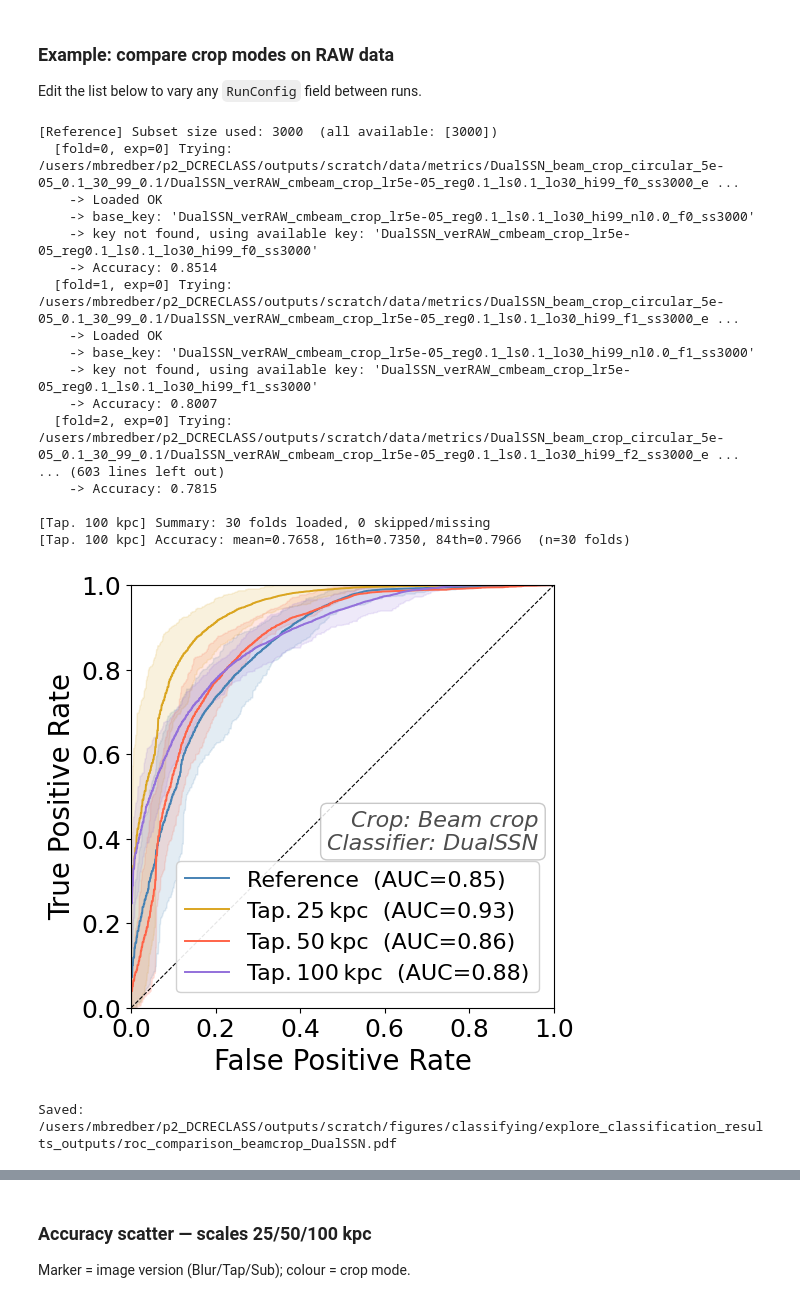
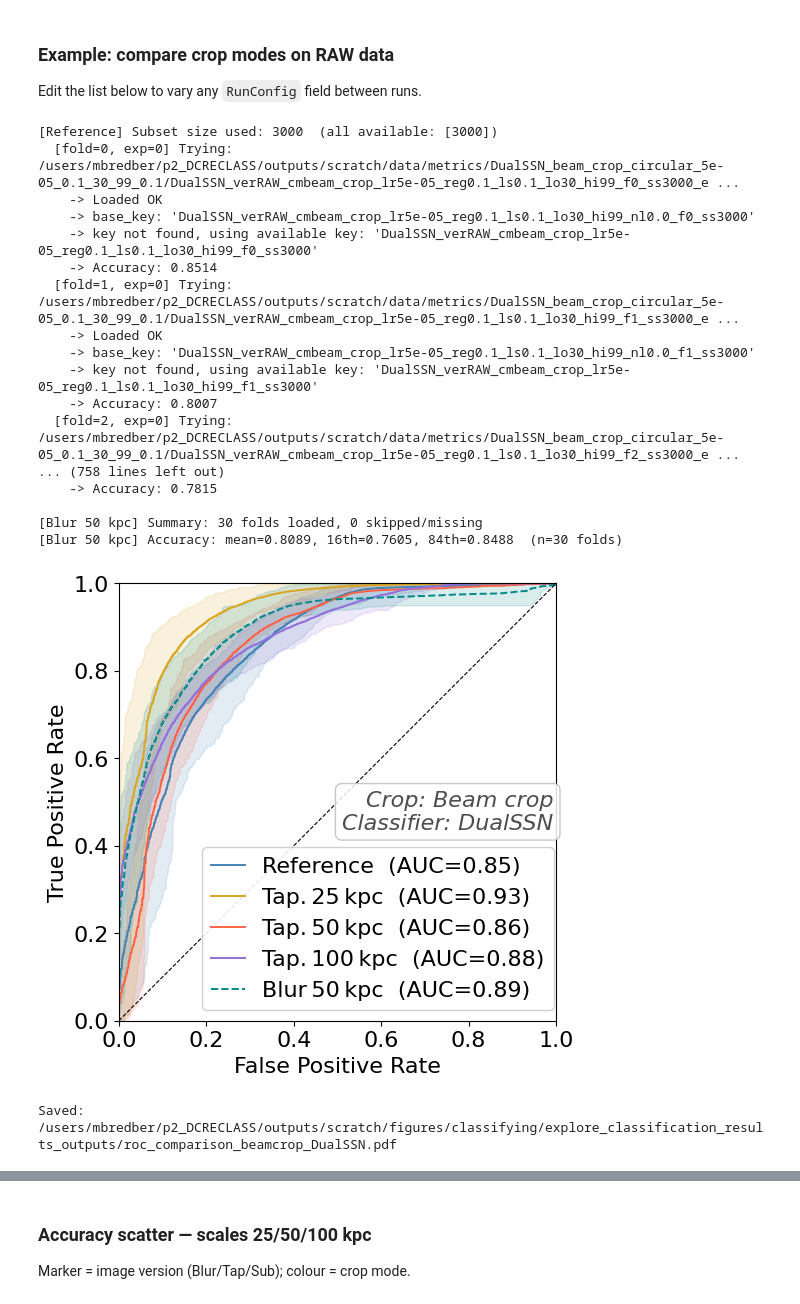
Before and after one commit to MarkusBredberg/dcreclass, a Jupyter notebook: notebooks/explore_classification_results.ipynb, the cells around one changed output, grey strips where cells are left out. Drawn from its saved outputs; the diff is of its cells as text; code cells hidden in the pictures.

```diff
--- a/notebooks/explore_classification_results.ipynb
+++ b/notebooks/explore_classification_results.ipynb
@@ -213,12 +242,9 @@ print('RunConfig defined')
 # %% [output]
 RunConfig defined
 # %%
-import json as _json
-
 @dataclass
 class LegacyRunConfig:
-    """Mimics RunConfig for use with plot_accuracy_bars/load_run.
-
+    """Subset of RunConfig fields needed to read legacy metrics from old-format pkl files.
     _draw_bars calls dataclasses.replace(cfg, version=..., blur_method=...)
     then load_run(cfg).  This class intercepts that call and reads from
     legacy_metrics.json instead of pkl files.
@@ -308,7 +334,7 @@ def load_run(cfg, verbose: bool = True) -> dict:
         '_cluster' : cluster-level diagnostics
         '_cfg'     : the RunConfig used
         '_old_keys': set of metric key suffixes (subset_fold_exp_lr_reg) whose
-                     data came from old_metrics_dir.  Used by plot_accuracy_bars()
+                     data came from old_metrics_dir.
                      to draw those bars hollow.
     """
     if isinstance(cfg, LegacyRunConfig):
@@ -2078,6 +2993,7 @@ def plot_comparative_roc(
     figsize: Tuple[float, float] = (5.5, 5.5),
     colours: Optional[List[str]] = None,
     title: Optional[str] = None,
+    line_styles: Optional[List[str]] = None,
     legend_by: str | List[str] = 'auto',
     # legend_by controls which RunConfig dimension(s) appear in the legend label.
     # 'auto'       → detect which dimension(s) vary across run_configs
@@ -2123,6 +3039,8 @@ def plot_comparative_roc(
                        'mediumpurple', 'darkcyan', 'coral', 'olivedrab']
     if colours is None:
         colours = DEFAULT_COLOURS
+    if line_styles is None:
+        line_styles = ['-'] * len(run_configs)
 
     if ax is None:
         fig, ax = plt.subplots(figsize=figsize)
@@ -2133,7 +3051,7 @@ def plot_comparative_roc(
 
     for cfg_idx, (label, cfg) in enumerate(run_configs):
         colour = colours[cfg_idx % len(colours)]
-
+        line_style = line_styles[cfg_idx % len(line_styles)]
         display_label = _make_display_label(cfg)
 
         _all_sizes = sorted({sz for fs in cfg.dataset_sizes.values() for sz in fs})
@@ -2248,7 +3166,9 @@ def plot_comparative_roc(
 
             legend = f'{display_label}  (AUC={mean_auc:.2f})'
 
-            ax.plot(fpr_grid, mean_tpr, color=colour, linewidth=1.4, label=legend)
+            ax.plot(fpr_grid, mean_tpr, color=colour,
+                    linestyle=line_styles[cfg_idx % len(line_styles)],
+                    linewidth=1.4, label=legend)
             ax.fill_between(fpr_grid,
                             np.clip(p16_tpr, 0, 1),
                             np.clip(p84_tpr, 0, 1),
@@ -2258,25 +3178,29 @@ def plot_comparative_roc(
             label='_nolegend_')
     ax.set_xlim(0, 1);  ax.set_ylim(0, 1)
     ax.set_aspect("equal")
-    ax.set_xlabel('False Positive Rate', fontsize=20)
-    ax.set_ylabel('True Positive Rate',  fontsize=20)
-    ax.tick_params(axis='both', labelsize=18)
+    ax.set_xlabel('False Positive Rate', fontsize=16)
+    ax.set_ylabel('True Positive Rate',  fontsize=16)
+    ax.tick_params(axis='both', labelsize=16)
+
+    RIGHT_EDGE = 1.02
 
     leg = ax.legend(loc='lower right', fontsize=16, framealpha=0.9,
-                    bbox_to_anchor=(0.99, 0.01))
+                    bbox_to_anchor=(RIGHT_EDGE, 0.00), handlelength=1.5)
 
     fig.canvas.draw()
 
     leg_bb = leg.get_window_extent()
     ax_bb  = ax.get_window_extent()
+
+    # Measure the legend's actual right edge and top in axes fraction
+    leg_right_ax = (leg_bb.x1 - ax_bb.x0) / ax_bb.width   # ← use measured right edge
     leg_top_ax   = (leg_bb.y1 - ax_bb.y0) / ax_bb.height
-    leg_right_ax = (leg_bb.x1 - ax_bb.x0) / ax_bb.width
 
     fixed_text = _fixed_dims_text_multiline(run_configs)
     if fixed_text:
         ax.annotate(
             fixed_text,
-            xy=(leg_right_ax, leg_top_ax),
+            xy=(leg_right_ax, leg_top_ax),   # ← measured, not RIGHT_EDGE
             xycoords='axes fraction',
             xytext=(0, 6),
             textcoords='offset points',
@@ -2319,7 +3243,9 @@ def make_runs(
 # Each entry: (label, RunConfig)  — only vary the fields you want to compare;
 # everything else defaults to the script-04 defaults.
 
-_ALL_VERSIONS = ['RAW', 'T25kpc', 'T50kpc', 'T100kpc']
+_ALL_VERSIONS = ['RAW', 'T25kpc', 'T50kpc', 'T100kpc', 'Blur50kpc']
+#_ALL_CROPS = ['beam_crop', 'fov_crop', 'pixel_crop']
+#_ALL_CLASSIFIERS = ['ImageCNN', 'SimpleScatterNet', 'DualCSN', 'DualSSN']
 
 runs_to_compare = [
     (_version_display(v), RunConfig(
@@ -2358,36 +3284,37 @@ def _roc_filename(runs):
         parts.append(next(iter(clfs)))
     suffix = '_'.join(parts)
     return f'roc_comparison_{suffix}.pdf' if suffix else 'roc_comparison.pdf'
 
 
 # ── Plot ──────────────────────────────────────────────────────────────────────
 fig = plot_comparative_roc(
     runs_to_compare,
     legend_by=LEGEND_BY,
+    line_styles=['-', '-', '-', '-', '--'],   # Blur50kpc is 5th entry
 )
 _fname = os.path.join(OUTPUT_DIR, _roc_filename(runs_to_compare))
 fig.savefig(_fname, bbox_inches='tight')
 plt.show()
 plt.close()
 print('Saved:', _fname)
 # %% [output]
 [Reference] Subset size used: 3000  (all available: [3000])
   [fold=0, exp=0] Trying: /users/mbredber/p2_DCRECLASS/outputs/scratch/data/metrics/DualSSN_beam_crop_circular_5e-05_0.1_30_99_0.1/DualSSN_verRAW_cmbeam_crop_lr5e-05_reg0.1_ls0.1_lo30_hi99_f0_ss3000_e ...
     -> Loaded OK
     -> base_key: 'DualSSN_verRAW_cmbeam_crop_lr5e-05_reg0.1_ls0.1_lo30_hi99_nl0.0_f0_ss3000'
     -> key not found, using available key: 'DualSSN_verRAW_cmbeam_crop_lr5e-05_reg0.1_ls0.1_lo30_hi99_f0_ss3000'
     -> Accuracy: 0.8514
   [fold=1, exp=0] Trying: /users/mbredber/p2_DCRECLASS/outputs/scratch/data/metrics/DualSSN_beam_crop_circular_5e-05_0.1_30_99_0.1/DualSSN_verRAW_cmbeam_crop_lr5e-05_reg0.1_ls0.1_lo30_hi99_f1_ss3000_e ...
     -> Loaded OK
     -> base_key: 'DualSSN_verRAW_cmbeam_crop_lr5e-05_reg0.1_ls0.1_lo30_hi99_nl0.0_f1_ss3000'
     -> key not found, using available key: 'DualSSN_verRAW_cmbeam_crop_lr5e-05_reg0.1_ls0.1_lo30_hi99_f1_ss3000'
     -> Accuracy: 0.8007
   [fold=2, exp=0] Trying: /users/mbredber/p2_DCRECLASS/outputs/scratch/data/metrics/DualSSN_beam_crop_circular_5e-05_0.1_30_99_0.1/DualSSN_verRAW_cmbeam_crop_lr5e-05_reg0.1_ls0.1_lo30_hi99_f2_ss3000_e ...
-... (603 lines left out)
+... (758 lines left out)
     -> Accuracy: 0.7815
 
-[Tap. 100 kpc] Summary: 30 folds loaded, 0 skipped/missing
-[Tap. 100 kpc] Accuracy: mean=0.7658, 16th=0.7350, 84th=0.7966  (n=30 folds)
+[Blur 50 kpc] Summary: 30 folds loaded, 0 skipped/missing
+[Blur 50 kpc] Accuracy: mean=0.8089, 16th=0.7605, 84th=0.8488  (n=30 folds)
-[figure, old version]
+[figure, new version]
 Saved: /users/mbredber/p2_DCRECLASS/outputs/scratch/figures/classifying/explore_classification_results_outputs/roc_comparison_beamcrop_DualSSN.pdf
 # %% [markdown]
```
Also changed, not shown: parts of 46 cells of this notebook, 2 other files.
